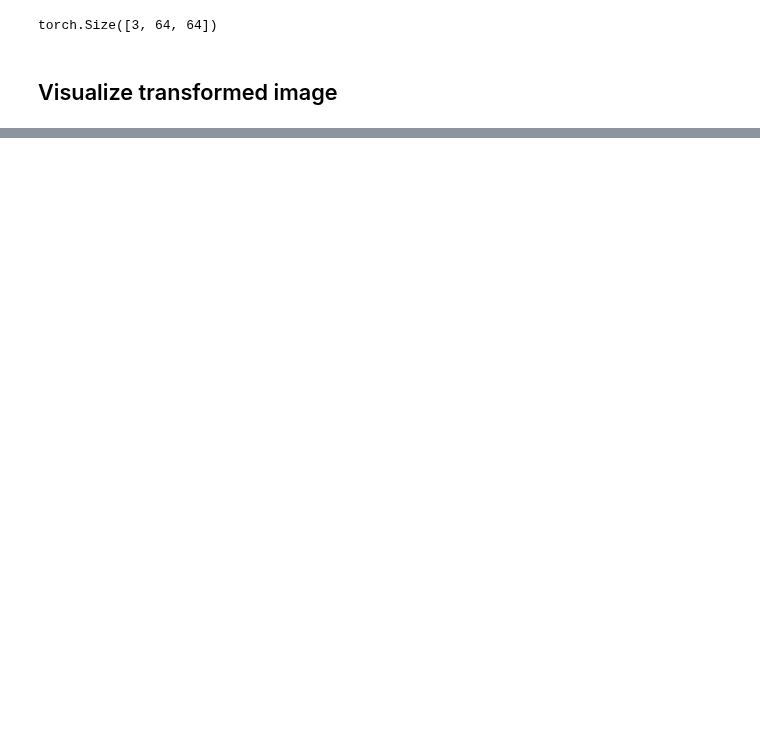
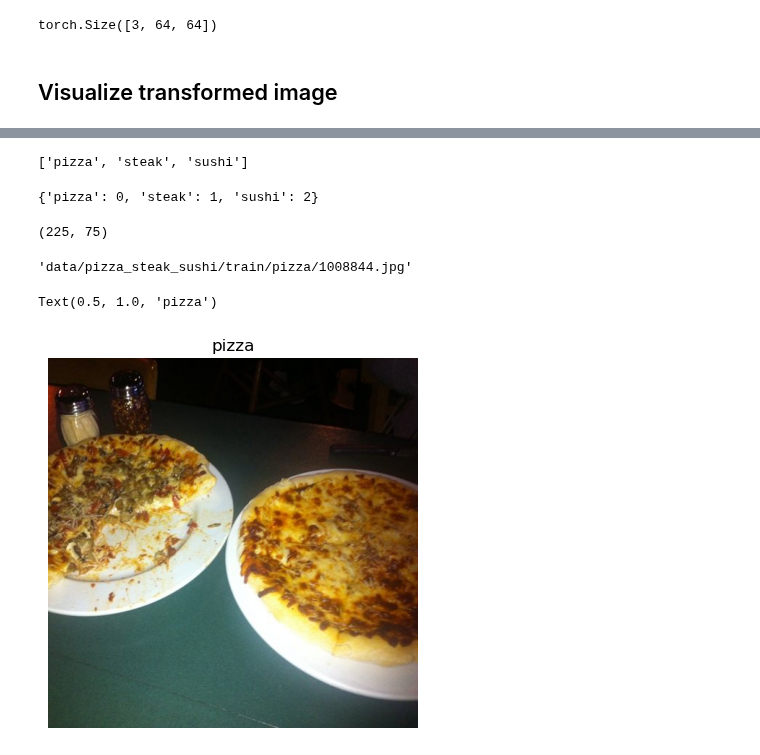
Before and after one commit to Tinonturja/PyTorch-Basics-with-Computer-Vision, a Jupyter notebook: Custom Dataset.ipynb, the cells around one changed output, grey strips where cells are left out. Saved outputs shown, nothing was run; the diff lists cells and outputs as text; code cells hidden in the pictures; blank space fills up the shorter version.

Commit message:
Prepare the dataset for train and test

```diff
--- a/Custom Dataset.ipynb
+++ b/Custom Dataset.ipynb
@@ -259,0 +290,11 @@ def plot_transfromed_images(image_paths: list, transform,n =3, seed = None):
+# %%
+# Use ImageFolder to create dataset
+
+from torchvision import datasets
+
+train_data = datasets.ImageFolder(root = train_dir, # image_path/train = train_dir
+                                 transform=data_transform,
+                                 target_transform=None) # Target expresses labels or class
+
+test_data = datasets.ImageFolder(root = test_dir, # image_path/test = test_dir
+                                transform = data_transform)
@@ -259,0 +322,29 @@ def plot_transfromed_images(image_paths: list, transform,n =3, seed = None):
+# %%
+class_names = train_data.classes
+class_names
+# %% [output]
+['pizza', 'steak', 'sushi']
+# %%
+class_dict = train_data.class_to_idx
+class_dict
+# %% [output]
+{'pizza': 0, 'steak': 1, 'sushi': 2}
+# %%
+len(train_data),len(test_data)
+# %% [output]
+(225, 75)
+# %%
+sample_1,label=train_data.samples[0]
+# %%
+sample_1
+# %% [output]
+'data/pizza_steak_sushi/train/pizza/1008844.jpg'
+# %%
+img = Image.open(sample_1)
+img = np.asarray(img)
+plt.imshow(img)
+plt.axis(False)
+plt.title(class_names[label])
+# %% [output]
+Text(0.5, 1.0, 'pizza')
+[figure, added]
```
Also changed, not shown: parts of 11 cells of this notebook, 1 other file.
